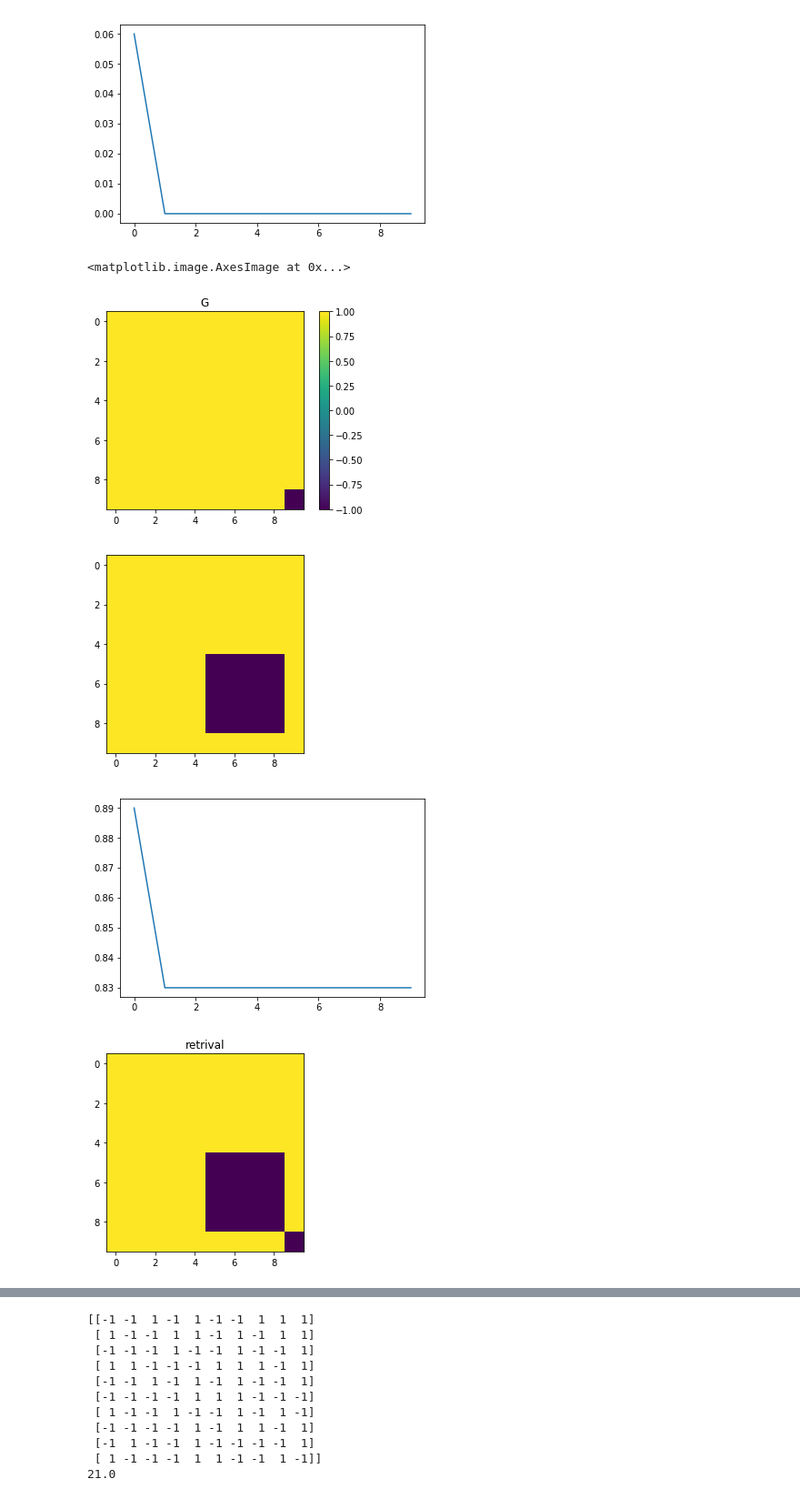
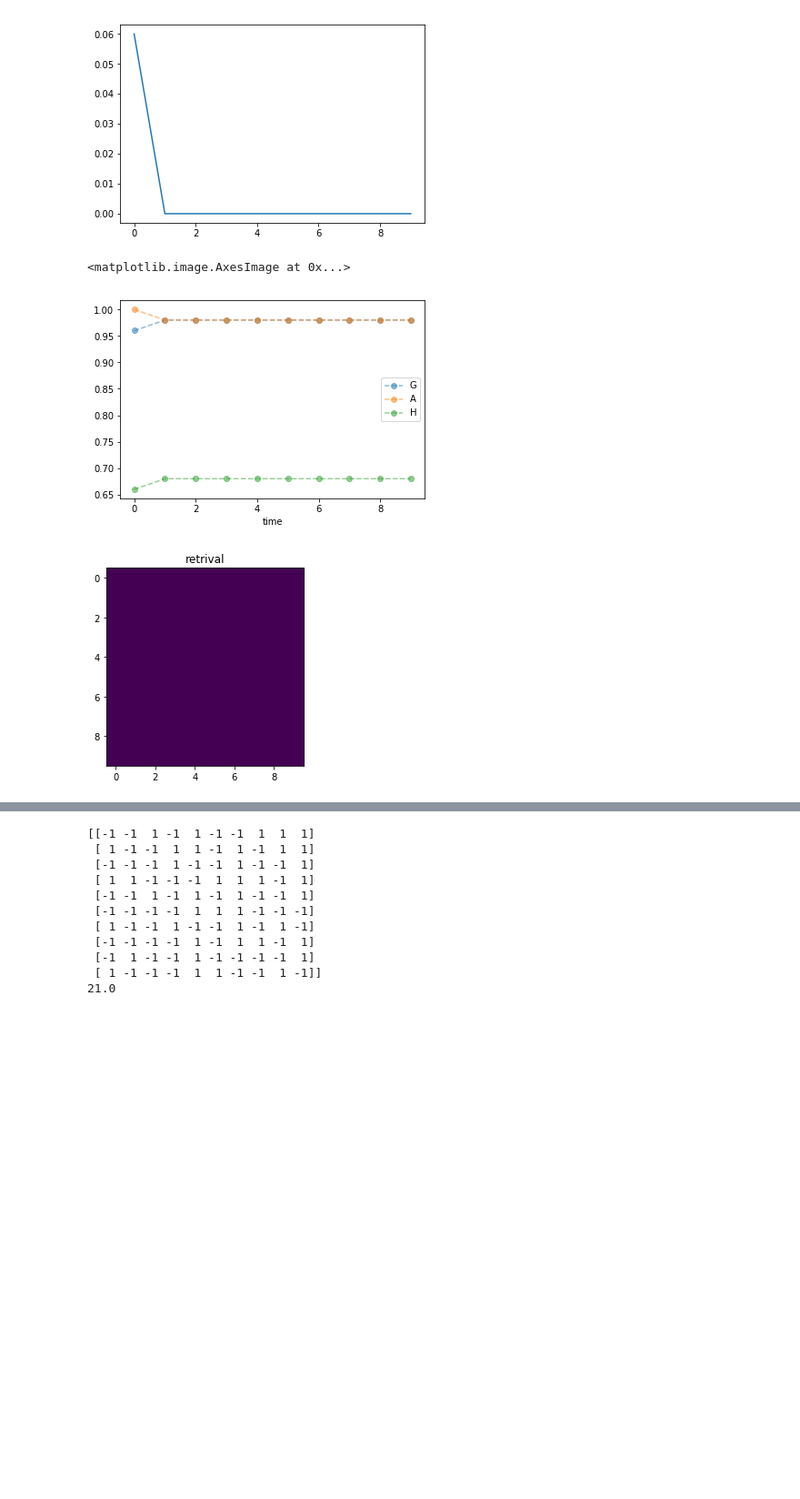
Before and after one commit to g-torr/storing-pattern, a Jupyter notebook: store pattern.ipynb, the cells around one changed output, grey strips where cells are left out. Shown at 91% size. Drawn from its saved outputs; the diff is of its cells as text; code cells hidden in the pictures; blank space fills up the shorter version.

```diff
--- a/store pattern.ipynb
+++ b/store pattern.ipynb
@@ -57,3 +63,18 @@ def dynamics(n, T, J, theta, N1):
         t += 1
         traj+=[n]
     return traj
+
+def dynamics_spin(n, T, J, theta, N1):
+    N_iterations = 10
+
+    t = 1
+    traj=[]
+    traj+=[n]
+    while t < N_iterations:
+        z = numpy.random.logistic(0, T / 2, (1, N1))
+        # z=numpy.random.normal(0,T,(1,N1))
+        a = dot(n, J) - z - theta
+        n = where(a > 0, 1, -1)[0]
+        t += 1
+        traj+=[n]
+    return traj
@@ -69,30 +85,24 @@ shape(trj)
 (10, 100)
 [figure]
 # %%
-G=zeros((10,10))+1;
-G[-1:,-1:]=-1
-title("G")
-imshow(G)
-colorbar()
-figure()
-H=zeros((10,10))+1
-H[5:9,5:9]=-1;
-imshow(H)
-figure()
+
 xi_1=G.flatten()
-xi_2=H.flatten()
-xi=mean([xi_1,xi_2],axis=0)
-J=outer(xi,xi)
+xi_2=A.flatten()
+xi_3=H.flatten()
+pattern_list=[xi_1,xi_2,xi_3]
+J=transpose(pattern_list)@pattern_list/len(pattern_list)
+C=corrcoef(pattern_list)
+#J=transpose(pattern_list)@C@pattern_list/len(pattern_list)
 N=len(G)**2
-n=where(rand(N)>0.1,1,0)
-trj=dynamics(n,0.5,J,10,N)
-plot(dot(trj,G.flatten()/N))
+n=xi_2#where(rand(N)>0.5,1,-1)#
+trj=dynamics_spin(n,0,J,0,N)
+plot(arange(len(trj)),transpose([dot(trj,el)/N for el in pattern_list]),"--o",alpha=0.5)
+legend(["G","A","H"])
+xlabel("time")
 figure()
 title("retrival")
 imshow(reshape(trj[-1],(10,10)))
 # %% [output]
 <matplotlib.image.AxesImage at 0x...>
-[figure, old version]
+[figure, new version]
-[figure, old version]
+[figure, new version]
-[figure, removed]
-[figure, removed]
```
Also changed, not shown: parts of 12 cells of this notebook.
